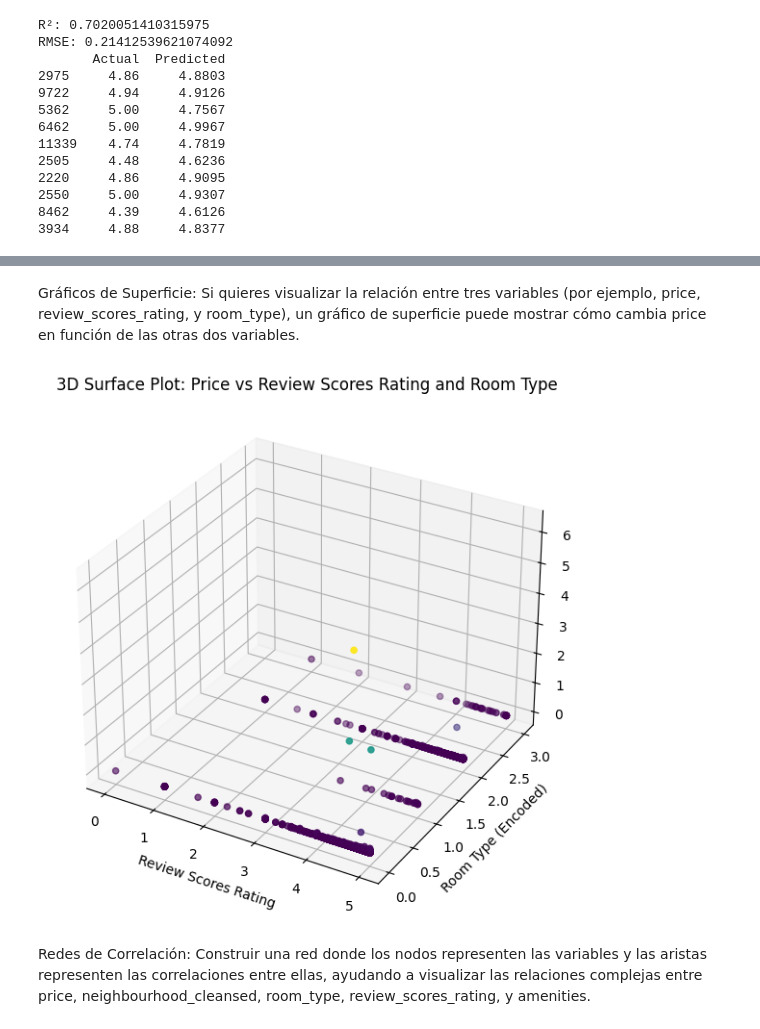
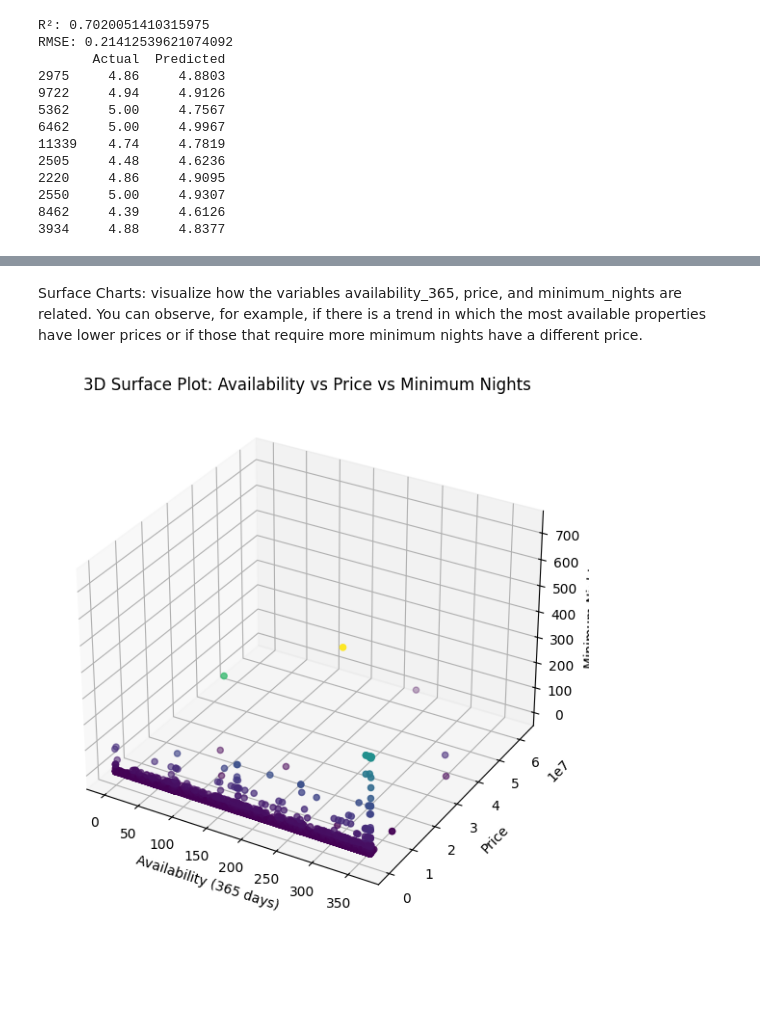
Before and after one commit to Lperdoca/Ciencia-de-datos.-Taller-1, a Jupyter notebook: EDA_AirBnb_Santiago de Chile.ipynb, the cells around one changed output, grey strips where cells are left out. Drawn from its saved outputs; the diff is of its cells as text; code cells hidden in the pictures; blank space fills up the shorter version.

```diff
--- a/EDA_AirBnb_Santiago de Chile.ipynb
+++ b/EDA_AirBnb_Santiago de Chile.ipynb
@@ -231,0 +209,3 @@ listings_Santiago_df["id"].nunique()
+# %%
+#Remove columns with 95% or more null values
+listings_Santiago_df = listings_Santiago_df.drop(columns=["neighbourhood_group_cleansed", "calendar_updated", "license"])
@@ -1181,27 +1227,22 @@ Varianza explicada por cada componente principal: [0.00659646 0.0037109  0.00305
 # %% [markdown]
-Gráficos de Superficie: Si quieres visualizar la relación entre tres variables (por ejemplo, price, review_scores_rating, y room_type), un gráfico de superficie puede mostrar cómo cambia price en función de las otras dos variables.
+Surface Charts: visualize how the variables availability_365, price, and minimum_nights are related. You can observe, for example, if there is a trend in which the most available properties have lower prices or if those that require more minimum nights have a different price.
 # %%
-df_filtered = listings_Santiago_df[['price_float', 'review_scores_rating', 'room_type']].dropna()
+df_filtered = listings_Santiago_df[['availability_365', 'price_float', 'minimum_nights']].dropna()
 
-le = LabelEncoder()
-df_filtered['room_type_encoded'] = le.fit_transform(df_filtered['room_type'])
-
-X = df_filtered['review_scores_rating']  # Eje X (review_scores_rating)
-Y = df_filtered['room_type_encoded']     # Eje Y (room_type como numérico)
-Z = df_filtered['price_float']           # Eje Z (price)
+X = df_filtered['availability_365']
+Y = df_filtered['price_float']
+Z = df_filtered['minimum_nights']
 
 fig = plt.figure(figsize=(10, 7))
 ax = fig.add_subplot(111, projection='3d')
 
 ax.scatter(X, Y, Z, c=Z, cmap='viridis', marker='o')
 
-ax.set_xlabel('Review Scores Rating')
-ax.set_ylabel('Room Type (Encoded)')
-ax.set_zlabel('Price')
-ax.set_title('3D Surface Plot: Price vs Review Scores Rating and Room Type')
+ax.set_xlabel('Availability (365 days)')
+ax.set_ylabel('Price')
+ax.set_zlabel('Minimum Nights')
+ax.set_title('3D Surface Plot: Availability vs Price vs Minimum Nights')
 
 plt.show()
 # %% [output]
-[figure, old version]
+[figure, new version]
-# %% [markdown]
-Redes de Correlación: Construir una red donde los nodos representen las variables y las aristas representen las correlaciones entre ellas, ayudando a visualizar las relaciones complejas entre price, neighbourhood_cleansed, room_type, review_scores_rating, y amenities.
```
Also changed, not shown: parts of 32 cells of this notebook.
